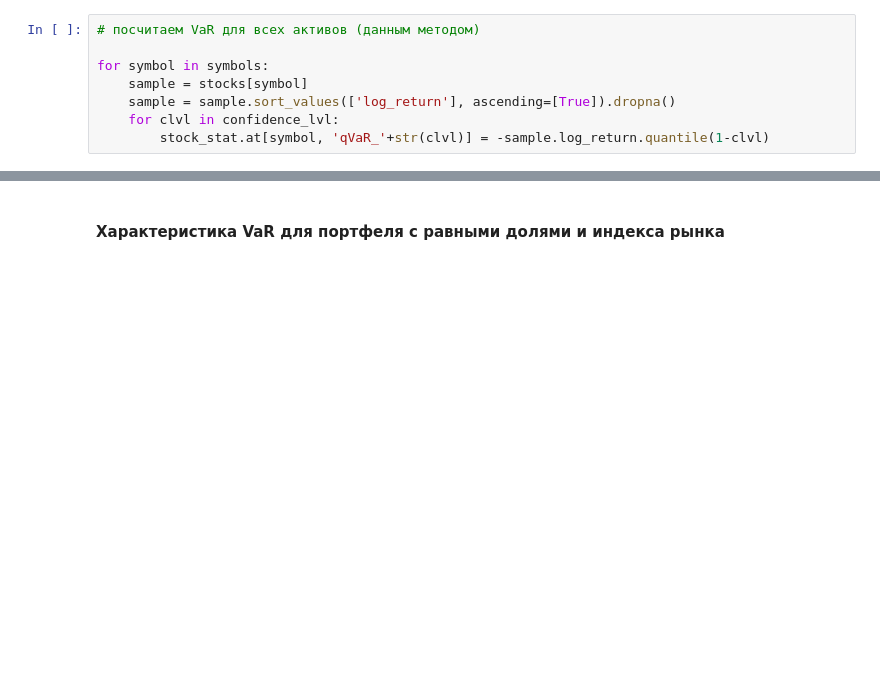
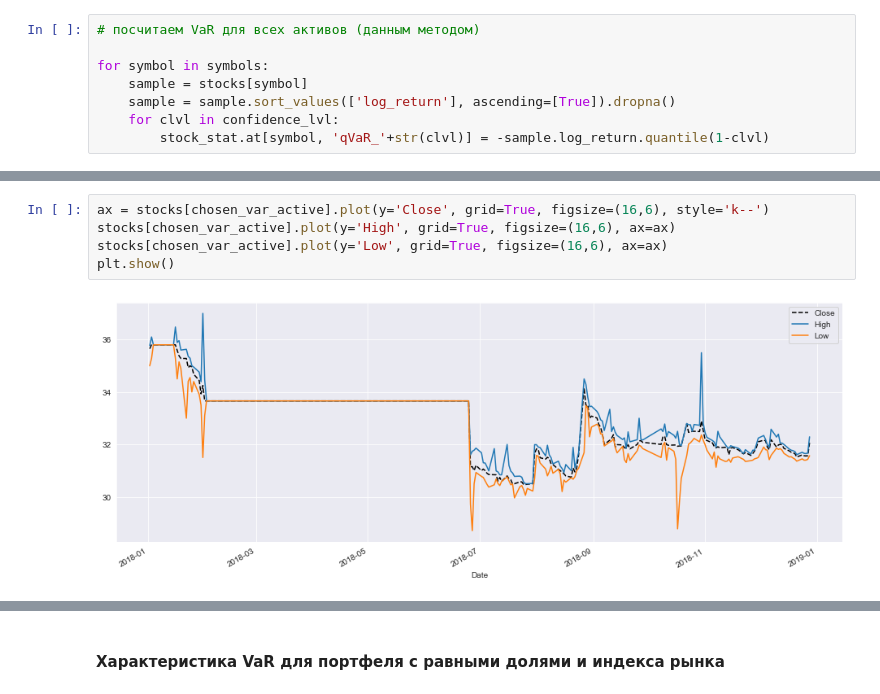
Before and after one commit to CodeSopranos/lab-1-financial-operations, a Jupyter notebook: report.ipynb, the cells around one changed output, grey strips where cells are left out. Cells and saved outputs as stored; diff of their text form; blank space fills up the shorter version.

```diff
--- a/report.ipynb
+++ b/report.ipynb
@@ -440,0 +458,7 @@ pass
+# %%
+ax = stocks[chosen_var_active].plot(y='Close', grid=True, figsize=(16,6), style='k--')
+stocks[chosen_var_active].plot(y='High', grid=True, figsize=(16,6), ax=ax)
+stocks[chosen_var_active].plot(y='Low', grid=True, figsize=(16,6), ax=ax)
+plt.show()
+# %% [output]
+[figure, added]
```
Also changed, not shown: parts of 26 cells of this notebook.
